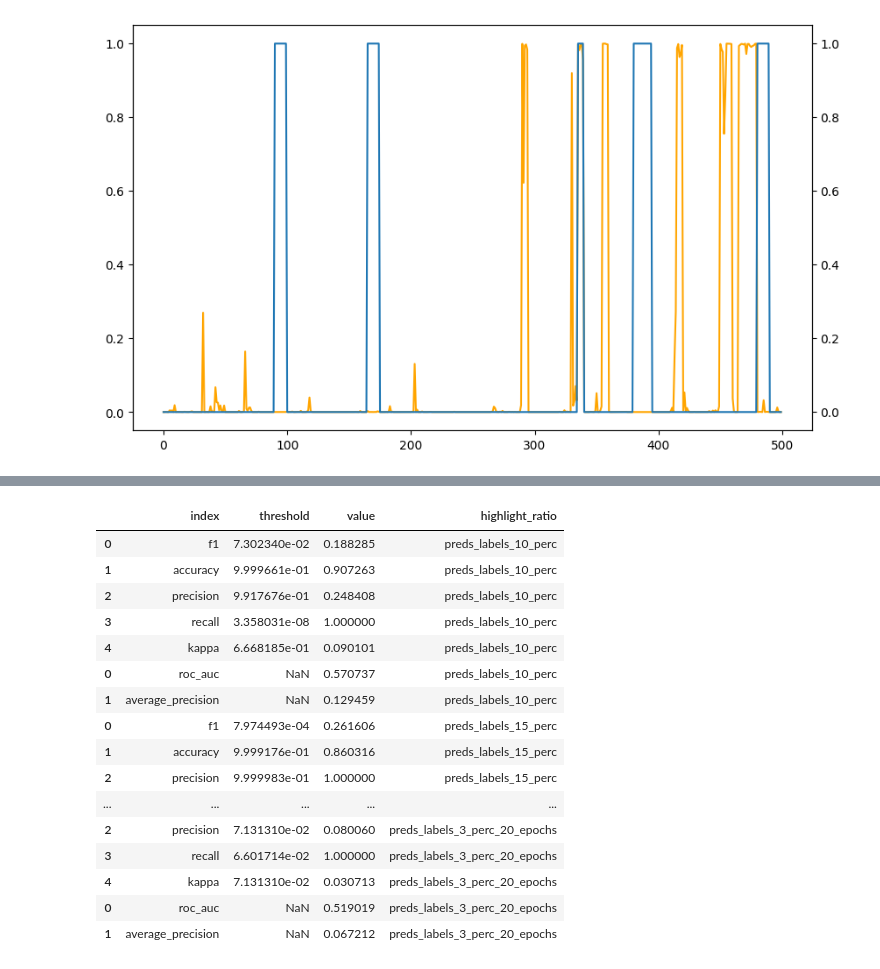
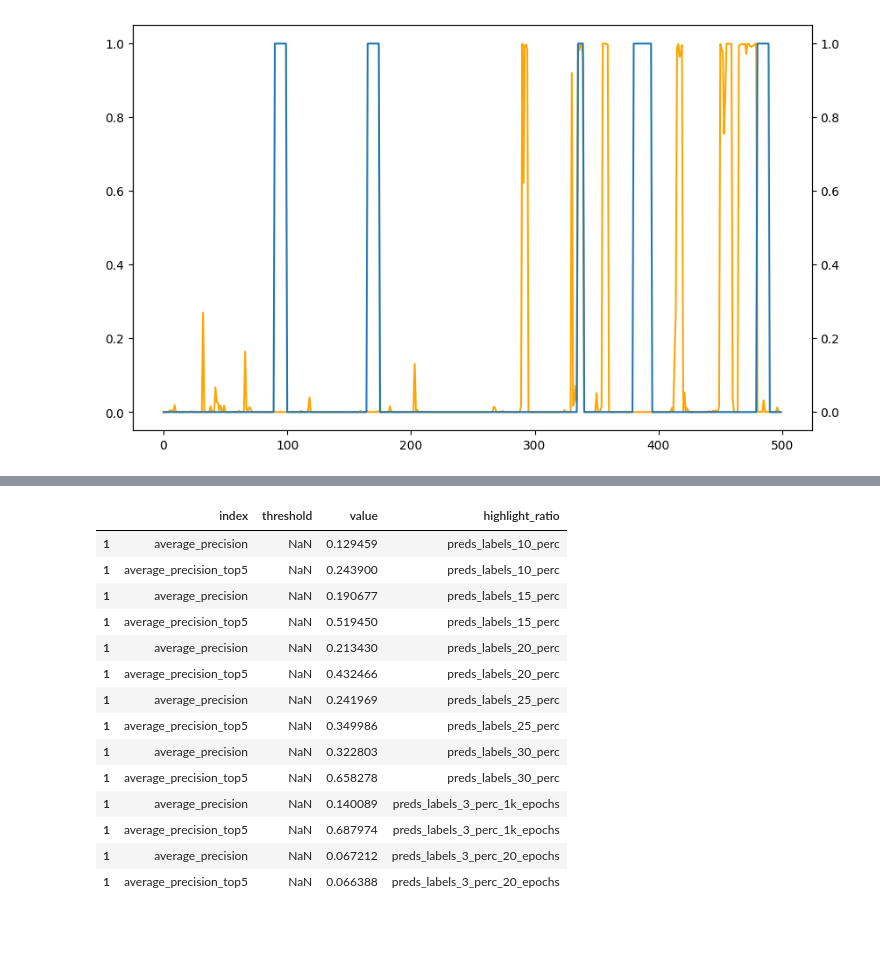
Before and after one commit to auto-shorts/youtube-downloader, a Jupyter notebook: notebooks/preds_labels.ipynb, the cells around one changed output, grey strips where cells are left out. Saved outputs shown, nothing was run; the diff lists cells and outputs as text; code cells hidden in the pictures; blank space fills up the shorter version.

Commit message:
add top5 metrics

```diff
--- a/notebooks/preds_labels.ipynb
+++ b/notebooks/preds_labels.ipynb
@@ -100,20 +221,20 @@ all_metrics.to_csv("../data/metrics_sport_vids.csv", index=False)
+# %%
+all_metrics[(all_metrics['index'] == 'average_precision') | (all_metrics['index'] == 'average_precision_top5')]
+# %% [output]
+|  | index | threshold | value | highlight_ratio |
+| 1 | average_precision | NaN | 0.129459 | preds_labels_10_perc |
+| 1 | average_precision_top5 | NaN | 0.243900 | preds_labels_10_perc |
+| 1 | average_precision | NaN | 0.190677 | preds_labels_15_perc |
+| 1 | average_precision_top5 | NaN | 0.519450 | preds_labels_15_perc |
+| 1 | average_precision | NaN | 0.213430 | preds_labels_20_perc |
+| 1 | average_precision_top5 | NaN | 0.432466 | preds_labels_20_perc |
+| 1 | average_precision | NaN | 0.241969 | preds_labels_25_perc |
+| 1 | average_precision_top5 | NaN | 0.349986 | preds_labels_25_perc |
+| 1 | average_precision | NaN | 0.322803 | preds_labels_30_perc |
+| 1 | average_precision_top5 | NaN | 0.658278 | preds_labels_30_perc |
+| 1 | average_precision | NaN | 0.140089 | preds_labels_3_perc_1k_epochs |
+| 1 | average_precision_top5 | NaN | 0.687974 | preds_labels_3_perc_1k_epochs |
+| 1 | average_precision | NaN | 0.067212 | preds_labels_3_perc_20_epochs |
+| 1 | average_precision_top5 | NaN | 0.066388 | preds_labels_3_perc_20_epochs |
 # %%
-all_metrics
+all_metrics.to_csv("../data/metrics_sport_vids.csv", index=False)
-# %% [output]
-|  | index | threshold | value | highlight_ratio |
-| 0 | f1 | 7.302340e-02 | 0.188285 | preds_labels_10_perc |
-| 1 | accuracy | 9.999661e-01 | 0.907263 | preds_labels_10_perc |
-| 2 | precision | 9.917676e-01 | 0.248408 | preds_labels_10_perc |
-| 3 | recall | 3.358031e-08 | 1.000000 | preds_labels_10_perc |
-| 4 | kappa | 6.668185e-01 | 0.090101 | preds_labels_10_perc |
-| 0 | roc_auc | NaN | 0.570737 | preds_labels_10_perc |
-| 1 | average_precision | NaN | 0.129459 | preds_labels_10_perc |
-| 0 | f1 | 7.974493e-04 | 0.261606 | preds_labels_15_perc |
-| 1 | accuracy | 9.999176e-01 | 0.860316 | preds_labels_15_perc |
-| 2 | precision | 9.999983e-01 | 1.000000 | preds_labels_15_perc |
-| ... | ... | ... | ... | ... |
-| 2 | precision | 7.131310e-02 | 0.080060 | preds_labels_3_perc_20_epochs |
-| 3 | recall | 6.601714e-02 | 1.000000 | preds_labels_3_perc_20_epochs |
-| 4 | kappa | 7.131310e-02 | 0.030713 | preds_labels_3_perc_20_epochs |
-| 0 | roc_auc | NaN | 0.519019 | preds_labels_3_perc_20_epochs |
-| 1 | average_precision | NaN | 0.067212 | preds_labels_3_perc_20_epochs |
```
Also changed, not shown: parts of 8 cells of this notebook, 2 other files.
